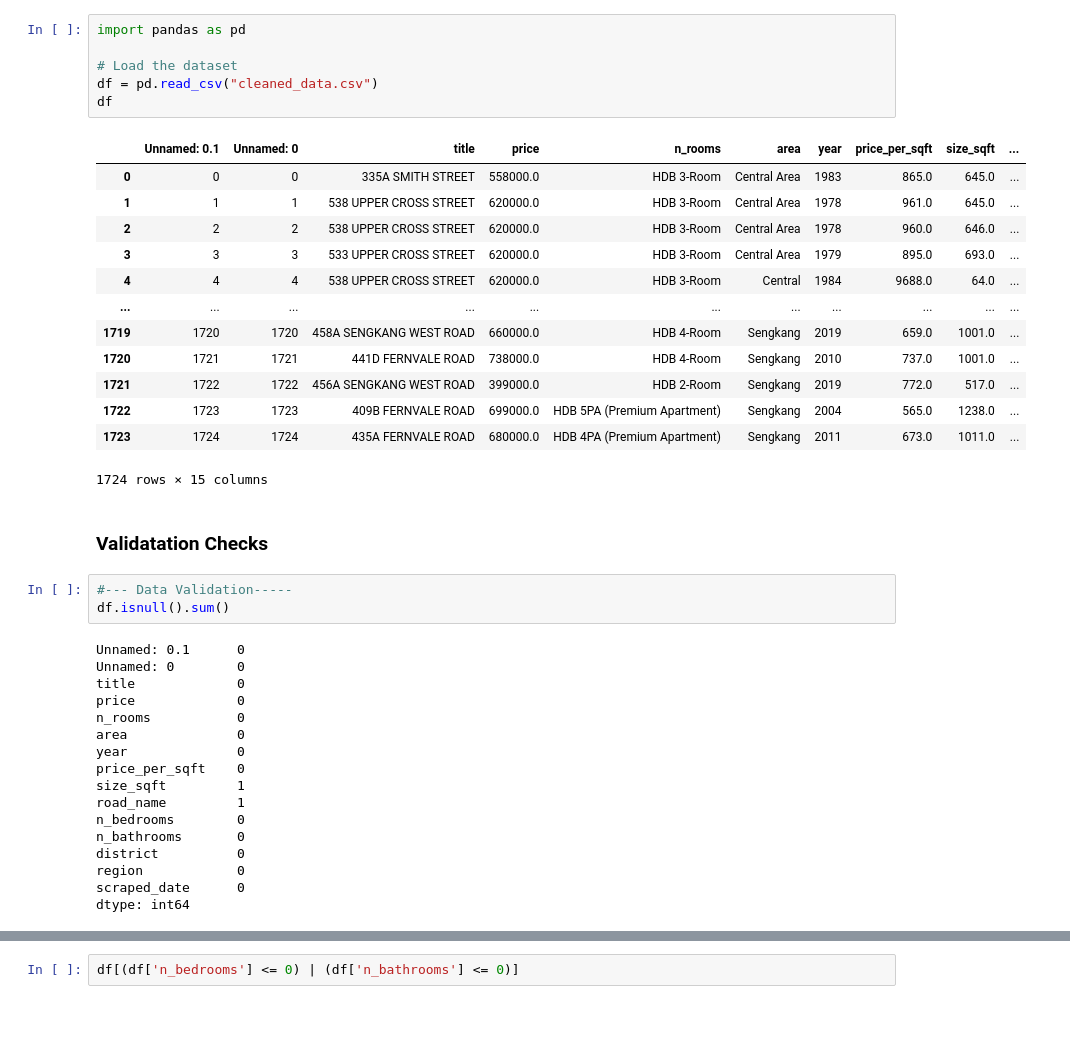
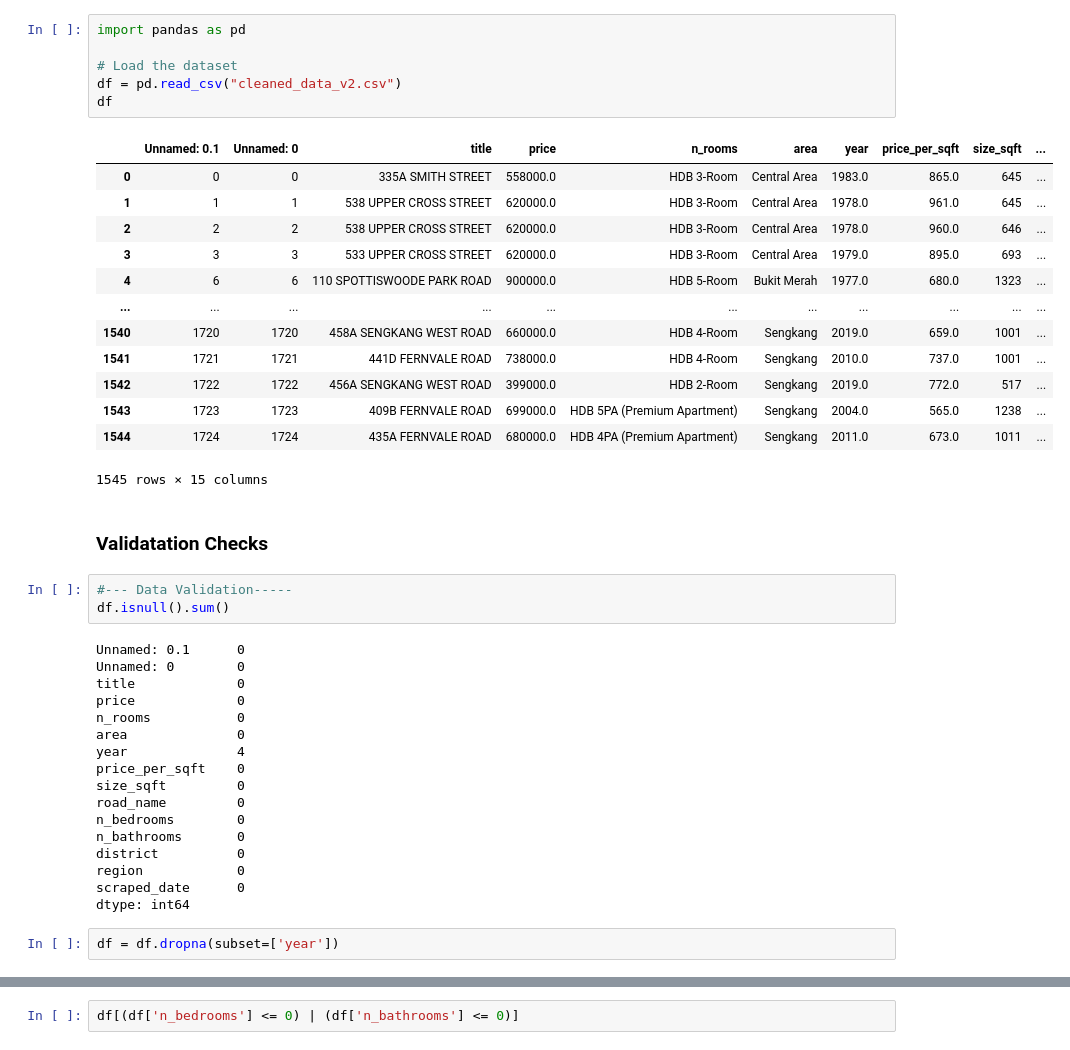
Before and after one commit to sneha0more/singapore-housing-price-mlops-pipeline, a Jupyter notebook: data/data_validation_feature_engineering.ipynb, the cells around one changed output, grey strips where cells are left out. Cells and saved outputs as stored; diff of their text form; blank space fills up the shorter version.

Commit message:
Ran the data validation and feature eng on  updated data

```diff
--- a/data/data_validation_feature_engineering.ipynb
+++ b/data/data_validation_feature_engineering.ipynb
@@ -1,23 +1,23 @@
 # %%
 import pandas as pd
 
 # Load the dataset
-df = pd.read_csv("cleaned_data.csv")
+df = pd.read_csv("cleaned_data_v2.csv")
 df
 # %% [output]
 |  | Unnamed: 0.1 | Unnamed: 0 | title | price | n_rooms | area | year | price_per_sqft | size_sqft | ... |
-| 0 | 0 | 0 | 335A SMITH STREET | 558000.0 | HDB 3-Room | Central Area | 1983 | 865.0 | 645.0 | ... |
-| 1 | 1 | 1 | 538 UPPER CROSS STREET | 620000.0 | HDB 3-Room | Central Area | 1978 | 961.0 | 645.0 | ... |
-| 2 | 2 | 2 | 538 UPPER CROSS STREET | 620000.0 | HDB 3-Room | Central Area | 1978 | 960.0 | 646.0 | ... |
-| 3 | 3 | 3 | 533 UPPER CROSS STREET | 620000.0 | HDB 3-Room | Central Area | 1979 | 895.0 | 693.0 | ... |
-| 4 | 4 | 4 | 538 UPPER CROSS STREET | 620000.0 | HDB 3-Room | Central | 1984 | 9688.0 | 64.0 | ... |
+| 0 | 0 | 0 | 335A SMITH STREET | 558000.0 | HDB 3-Room | Central Area | 1983.0 | 865.0 | 645 | ... |
+| 1 | 1 | 1 | 538 UPPER CROSS STREET | 620000.0 | HDB 3-Room | Central Area | 1978.0 | 961.0 | 645 | ... |
+| 2 | 2 | 2 | 538 UPPER CROSS STREET | 620000.0 | HDB 3-Room | Central Area | 1978.0 | 960.0 | 646 | ... |
+| 3 | 3 | 3 | 533 UPPER CROSS STREET | 620000.0 | HDB 3-Room | Central Area | 1979.0 | 895.0 | 693 | ... |
+| 4 | 6 | 6 | 110 SPOTTISWOODE PARK ROAD | 900000.0 | HDB 5-Room | Bukit Merah | 1977.0 | 680.0 | 1323 | ... |
 | ... | ... | ... | ... | ... | ... | ... | ... | ... | ... | ... |
-| 1719 | 1720 | 1720 | 458A SENGKANG WEST ROAD | 660000.0 | HDB 4-Room | Sengkang | 2019 | 659.0 | 1001.0 | ... |
-| 1720 | 1721 | 1721 | 441D FERNVALE ROAD | 738000.0 | HDB 4-Room | Sengkang | 2010 | 737.0 | 1001.0 | ... |
-| 1721 | 1722 | 1722 | 456A SENGKANG WEST ROAD | 399000.0 | HDB 2-Room | Sengkang | 2019 | 772.0 | 517.0 | ... |
-| 1722 | 1723 | 1723 | 409B FERNVALE ROAD | 699000.0 | HDB 5PA (Premium Apartment) | Sengkang | 2004 | 565.0 | 1238.0 | ... |
-| 1723 | 1724 | 1724 | 435A FERNVALE ROAD | 680000.0 | HDB 4PA (Premium Apartment) | Sengkang | 2011 | 673.0 | 1011.0 | ... |
+| 1540 | 1720 | 1720 | 458A SENGKANG WEST ROAD | 660000.0 | HDB 4-Room | Sengkang | 2019.0 | 659.0 | 1001 | ... |
+| 1541 | 1721 | 1721 | 441D FERNVALE ROAD | 738000.0 | HDB 4-Room | Sengkang | 2010.0 | 737.0 | 1001 | ... |
+| 1542 | 1722 | 1722 | 456A SENGKANG WEST ROAD | 399000.0 | HDB 2-Room | Sengkang | 2019.0 | 772.0 | 517 | ... |
+| 1543 | 1723 | 1723 | 409B FERNVALE ROAD | 699000.0 | HDB 5PA (Premium Apartment) | Sengkang | 2004.0 | 565.0 | 1238 | ... |
+| 1544 | 1724 | 1724 | 435A FERNVALE ROAD | 680000.0 | HDB 4PA (Premium Apartment) | Sengkang | 2011.0 | 673.0 | 1011 | ... |
-1724 rows × 15 columns
+1545 rows × 15 columns
 # %% [markdown]
 ### Validatation Checks
 # %%
@@ -30,16 +30,18 @@ title             0
 price             0
 n_rooms           0
 area              0
-year              0
+year              4
 price_per_sqft    0
-size_sqft         1
-road_name         1
+size_sqft         0
+road_name         0
 n_bedrooms        0
 n_bathrooms       0
 district          0
 region            0
 scraped_date      0
 dtype: int64
+# %%
+df = df.dropna(subset=['year'])
 # %%
 df.dtypes
 # %% [output]
```
Also changed, not shown: parts of 17 cells of this notebook, 1 other file.
